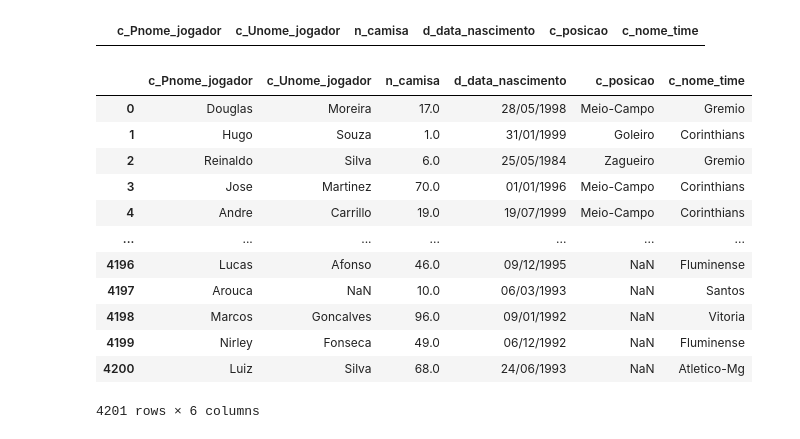
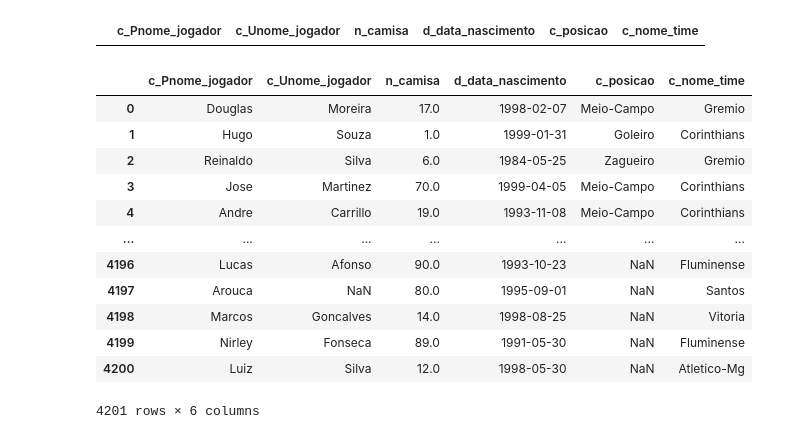
Before and after one commit to ArtOliv/Futebol-web-application, a Jupyter notebook: Data-base/Data_nasc.ipynb, the cells around one changed output. Drawn from its saved outputs; the diff is of its cells as text; code cells hidden in the pictures.

Commit message:
Correção datas de nascimento, camisas, e brasileirao 2020

```diff
--- a/Data-base/Data_nasc.ipynb
+++ b/Data-base/Data_nasc.ipynb
@@ -188,43 +200,45 @@ display(df_final[(df_final["c_Pnome_jogador"] == "NENÊ") | (df_final["c_Unome_j
 from datetime import datetime, timedelta
 
 df_final_aleatorio = df_final.copy()
 
 df_final_aleatorio['d_data_nascimento'] = pd.to_datetime(df_final_aleatorio['d_data_nascimento'], errors='coerce', dayfirst=True)
 
 # Camisas aleatórias entre 1 e 99
 num_nulls = df_final_aleatorio['n_camisa'].isna().sum()
 df_final_aleatorio.loc[df_final_aleatorio['n_camisa'].isna(), 'n_camisa'] = np.random.randint(1, 100, size=num_nulls)
 
 # Gerar datas entre 1989 e 1999
 hoje = pd.Timestamp.now()
 min_data = hoje - pd.DateOffset(years=35)
 max_data = hoje - pd.DateOffset(years=25)
 
 def gerar_data_aleatoria():
     dias_intervalo = (max_data - min_data).days
     return min_data + timedelta(days=np.random.randint(0, dias_intervalo))
 
 # Preencher datas nulas
 mask_nascimento = df_final_aleatorio['d_data_nascimento'].isna()
 df_final_aleatorio.loc[mask_nascimento, 'd_data_nascimento'] = [
     gerar_data_aleatoria() for _ in range(mask_nascimento.sum())
 ]
 
 # formatar datas como string dd/mm/yyyy
-df_final_aleatorio['d_data_nascimento'] = df_final_aleatorio['d_data_nascimento'].dt.strftime('%d/%m/%Y')
+df_final_aleatorio['d_data_nascimento'] = df_final_aleatorio['d_data_nascimento'].dt.strftime('%Y-%m-%d')
 
 display(df_final_aleatorio)
+
+df_final_aleatorio.to_csv("inserts/arquivos_csvs/jogadores_brasileirao_2.csv")
 # %% [output]
 |  | c_Pnome_jogador | c_Unome_jogador | n_camisa | d_data_nascimento | c_posicao | c_nome_time |
-| 0 | Douglas | Moreira | 17.0 | 28/05/1998 | Meio-Campo | Gremio |
-| 1 | Hugo | Souza | 1.0 | 31/01/1999 | Goleiro | Corinthians |
-| 2 | Reinaldo | Silva | 6.0 | 25/05/1984 | Zagueiro | Gremio |
-| 3 | Jose | Martinez | 70.0 | 01/01/1996 | Meio-Campo | Corinthians |
-| 4 | Andre | Carrillo | 19.0 | 19/07/1999 | Meio-Campo | Corinthians |
+| 0 | Douglas | Moreira | 17.0 | 1998-02-07 | Meio-Campo | Gremio |
+| 1 | Hugo | Souza | 1.0 | 1999-01-31 | Goleiro | Corinthians |
+| 2 | Reinaldo | Silva | 6.0 | 1984-05-25 | Zagueiro | Gremio |
+| 3 | Jose | Martinez | 70.0 | 1999-04-05 | Meio-Campo | Corinthians |
+| 4 | Andre | Carrillo | 19.0 | 1993-11-08 | Meio-Campo | Corinthians |
 | ... | ... | ... | ... | ... | ... | ... |
-| 4196 | Lucas | Afonso | 46.0 | 09/12/1995 | NaN | Fluminense |
-| 4197 | Arouca | NaN | 10.0 | 06/03/1993 | NaN | Santos |
-| 4198 | Marcos | Goncalves | 96.0 | 09/01/1992 | NaN | Vitoria |
-| 4199 | Nirley | Fonseca | 49.0 | 06/12/1992 | NaN | Fluminense |
-| 4200 | Luiz | Silva | 68.0 | 24/06/1993 | NaN | Atletico-Mg |
+| 4196 | Lucas | Afonso | 90.0 | 1993-10-23 | NaN | Fluminense |
+| 4197 | Arouca | NaN | 80.0 | 1995-09-01 | NaN | Santos |
+| 4198 | Marcos | Goncalves | 14.0 | 1998-08-25 | NaN | Vitoria |
+| 4199 | Nirley | Fonseca | 89.0 | 1991-05-30 | NaN | Fluminense |
+| 4200 | Luiz | Silva | 12.0 | 1998-05-30 | NaN | Atletico-Mg |
 4201 rows × 6 columns
```
Also changed, not shown: parts of 2 cells of this notebook, 8 other files.
